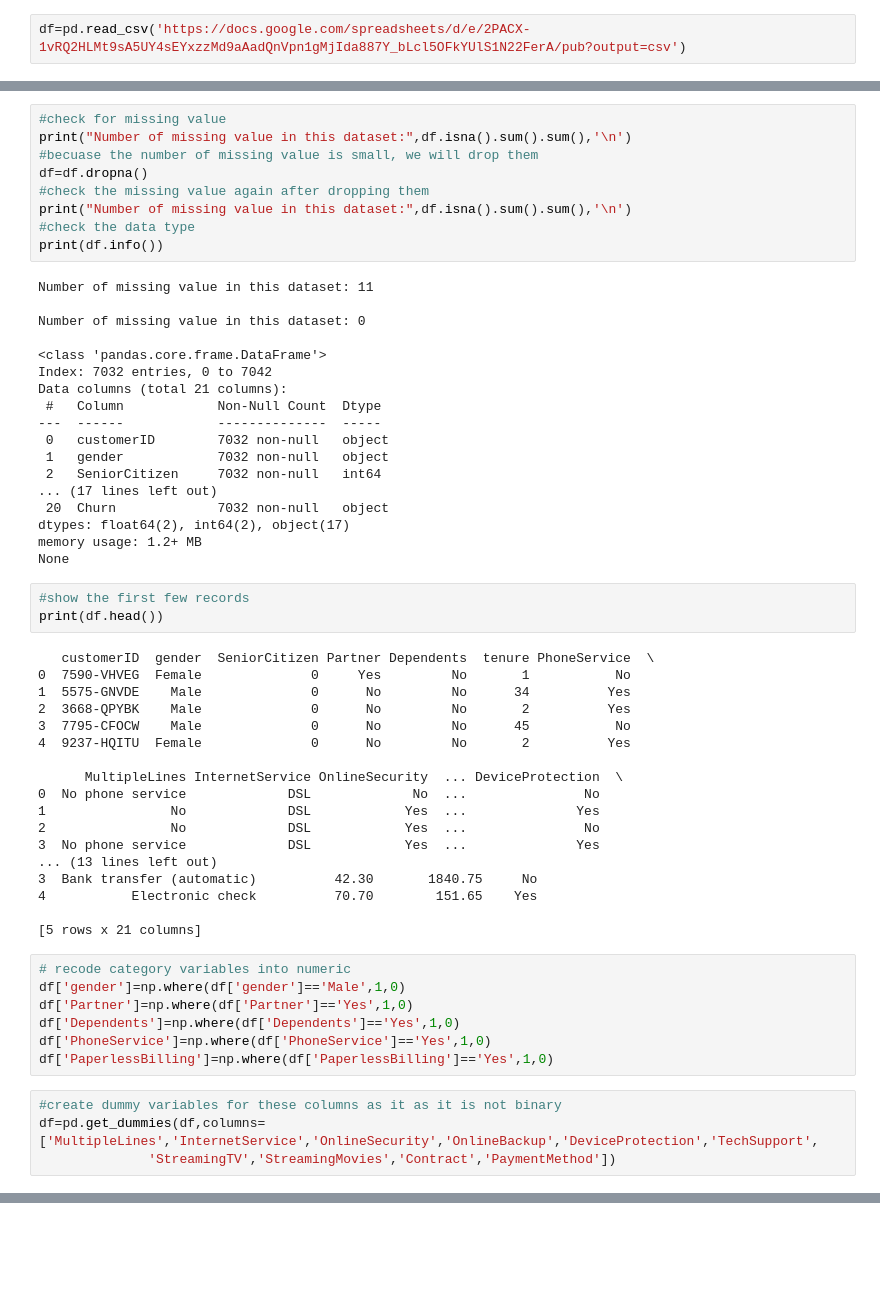
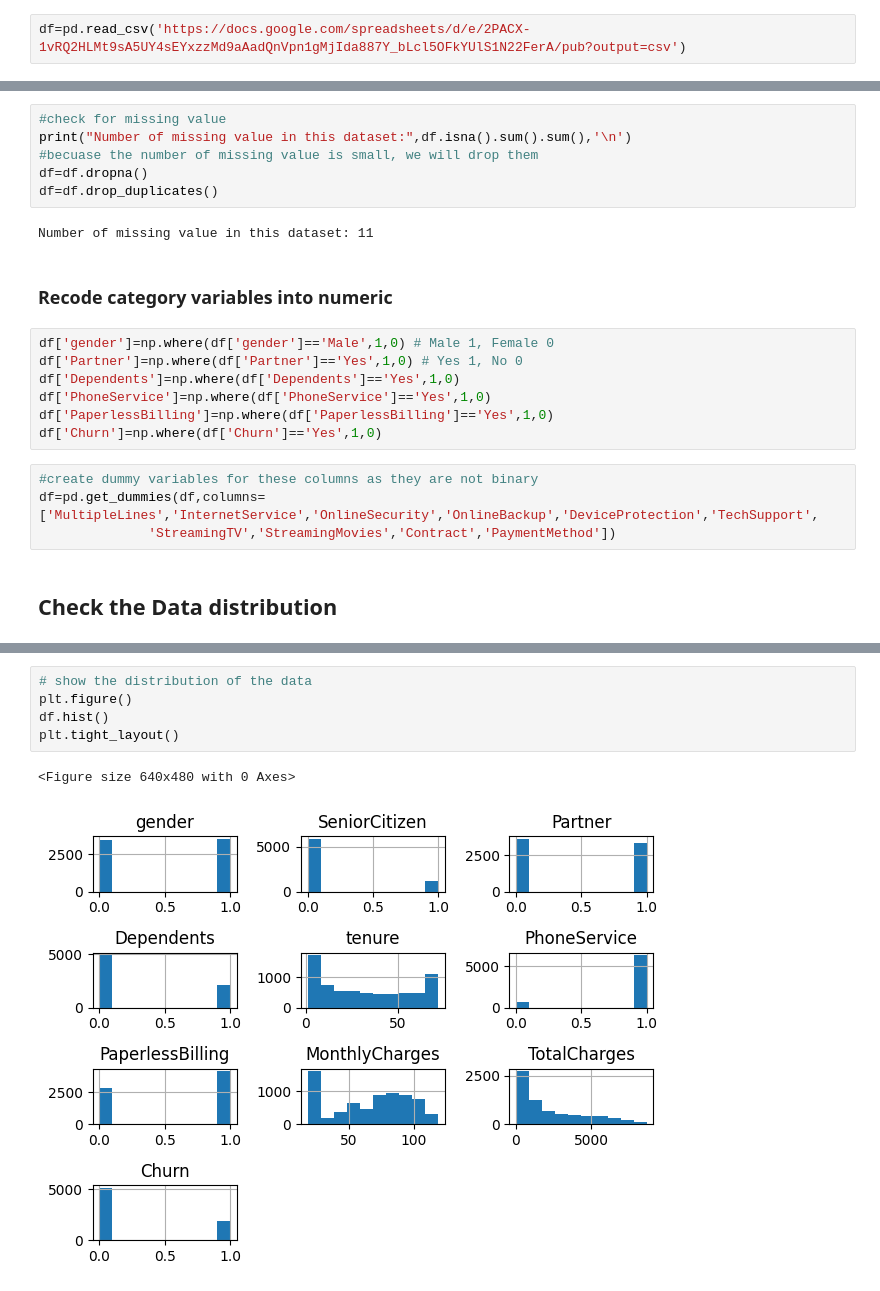
Before and after one commit to zhenzhebao/customer-churn-analysis, a Jupyter notebook: customer_churn_analysis.ipynb, the cells around one changed output, grey strips where cells are left out. Cells and saved outputs as stored; diff of their text form; blank space fills up the shorter version.

```diff
--- a/customer_churn_analysis.ipynb
+++ b/customer_churn_analysis.ipynb
@@ -14,60 +80,24 @@ df=pd.read_csv('https://docs.google.com/spreadsheets/d/e/2PACX-1vRQ2HLMt9sA5UY4s
 print("Number of missing value in this dataset:",df.isna().sum().sum(),'\n')
 #becuase the number of missing value is small, we will drop them
 df=df.dropna()
-#check the missing value again after dropping them
-print("Number of missing value in this dataset:",df.isna().sum().sum(),'\n')
-#check the data type
-print(df.info())
+df=df.drop_duplicates()
 # %% [output]
 Number of missing value in this dataset: 11
-
-Number of missing value in this dataset: 0
-
-<class 'pandas.core.frame.DataFrame'>
-Index: 7032 entries, 0 to 7042
-Data columns (total 21 columns):
- #   Column            Non-Null Count  Dtype
----  ------            --------------  -----
- 0   customerID        7032 non-null   object
- 1   gender            7032 non-null   object
- 2   SeniorCitizen     7032 non-null   int64
-... (17 lines left out)
- 20  Churn             7032 non-null   object
-dtypes: float64(2), int64(2), object(17)
-memory usage: 1.2+ MB
-None
-# %%
-#show the first few records
-print(df.head())
-# %% [output]
-   customerID  gender  SeniorCitizen Partner Dependents  tenure PhoneService  \
-0  7590-VHVEG  Female              0     Yes         No       1           No
-1  5575-GNVDE    Male              0      No         No      34          Yes
-2  3668-QPYBK    Male              0      No         No       2          Yes
-3  7795-CFOCW    Male              0      No         No      45           No
-4  9237-HQITU  Female              0      No         No       2          Yes
-
-      MultipleLines InternetService OnlineSecurity  ... DeviceProtection  \
-0  No phone service             DSL             No  ...               No
-1                No             DSL            Yes  ...              Yes
-2                No             DSL            Yes  ...               No
-3  No phone service             DSL            Yes  ...              Yes
-... (13 lines left out)
-3  Bank transfer (automatic)          42.30       1840.75     No
-4           Electronic check          70.70        151.65    Yes
-
-[5 rows x 21 columns]
+# %% [markdown]
+### Recode category variables into numeric
 # %%
-# recode category variables into numeric
-df['gender']=np.where(df['gender']=='Male',1,0)
-df['Partner']=np.where(df['Partner']=='Yes',1,0)
+df['gender']=np.where(df['gender']=='Male',1,0) # Male 1, Female 0
+df['Partner']=np.where(df['Partner']=='Yes',1,0) # Yes 1, No 0
 df['Dependents']=np.where(df['Dependents']=='Yes',1,0)
 df['PhoneService']=np.where(df['PhoneService']=='Yes',1,0)
 df['PaperlessBilling']=np.where(df['PaperlessBilling']=='Yes',1,0)
+df['Churn']=np.where(df['Churn']=='Yes',1,0)
 # %%
-#create dummy variables for these columns as it as it is not binary
+#create dummy variables for these columns as they are not binary
 df=pd.get_dummies(df,columns=['MultipleLines','InternetService','OnlineSecurity','OnlineBackup','DeviceProtection','TechSupport',
               'StreamingTV','StreamingMovies','Contract','PaymentMethod'])
+# %% [markdown]
+## Check the Data distribution
 # %%
 df.describe()
 # %% [output]
@@ -80,3 +110,11 @@ df.describe()
 | 50% | 1.000000 | 0.000000 | 0.000000 | 0.000000 | 29.000000 | 1.000000 | 1.000000 | 70.350000 | ... |
 | 75% | 1.000000 | 0.000000 | 1.000000 | 1.000000 | 55.000000 | 1.000000 | 1.000000 | 89.862500 | ... |
 | max | 1.000000 | 1.000000 | 1.000000 | 1.000000 | 72.000000 | 1.000000 | 1.000000 | 118.750000 | ... |
+# %%
+# show the distribution of the data
+plt.figure()
+df.hist()
+plt.tight_layout()
+# %% [output]
+<Figure size 640x480 with 0 Axes>
+[figure, added]
```
Also changed, not shown: parts of 51 cells of this notebook.
